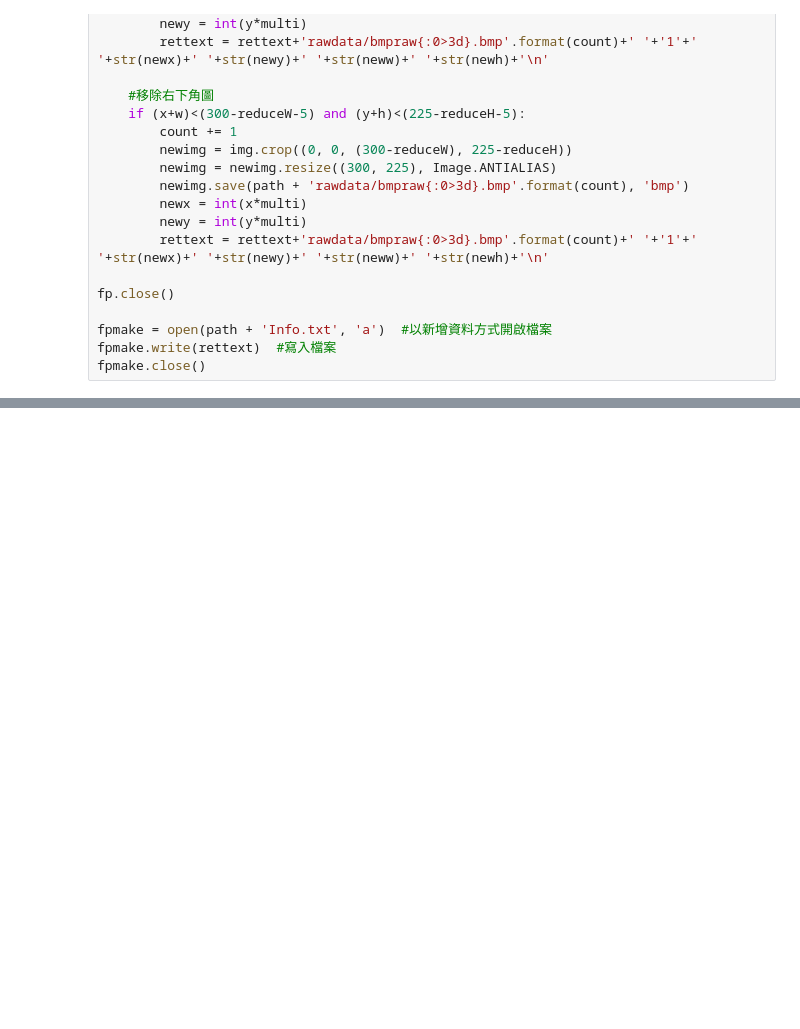
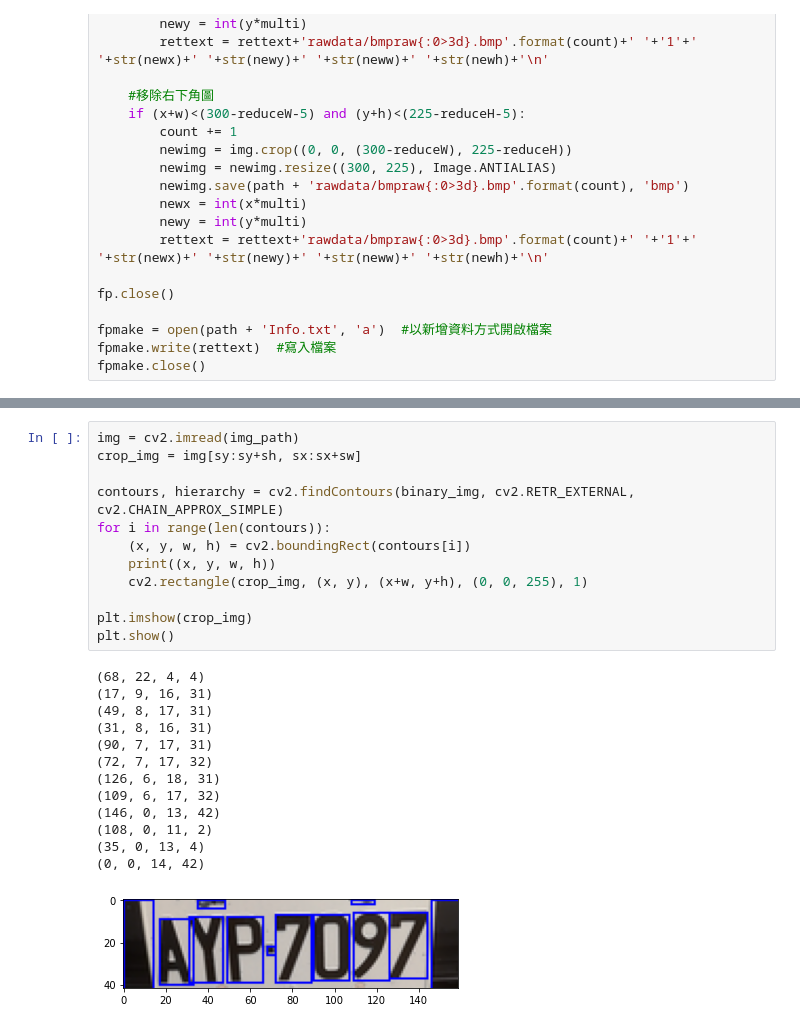
Before and after one commit to j82887/Artificial-Intelligence, a Jupyter notebook: 19_Implementation/04_Car_License_Plate/Data pre-processing.ipynb, the cells around one changed output, grey strips where cells are left out. Cells and saved outputs as stored; diff of their text form; blank space fills up the shorter version.

```diff
--- a/19_Implementation/04_Car_License_Plate/Data pre-processing.ipynb
+++ b/19_Implementation/04_Car_License_Plate/Data pre-processing.ipynb
@@ -190,0 +216,26 @@ fpmake.close()
+# %%
+img = cv2.imread(img_path)
+crop_img = img[sy:sy+sh, sx:sx+sw]
+
+contours, hierarchy = cv2.findContours(binary_img, cv2.RETR_EXTERNAL, cv2.CHAIN_APPROX_SIMPLE)
+for i in range(len(contours)):
+    (x, y, w, h) = cv2.boundingRect(contours[i])
+    print((x, y, w, h))
+    cv2.rectangle(crop_img, (x, y), (x+w, y+h), (0, 0, 255), 1)
+
+plt.imshow(crop_img)
+plt.show()
+# %% [output]
+(68, 22, 4, 4)
+(17, 9, 16, 31)
+(49, 8, 17, 31)
+(31, 8, 16, 31)
+(90, 7, 17, 31)
+(72, 7, 17, 32)
+(126, 6, 18, 31)
+(109, 6, 17, 32)
+(146, 0, 13, 42)
+(108, 0, 11, 2)
+(35, 0, 13, 4)
+(0, 0, 14, 42)
+[figure, added]
```
Also changed, not shown: parts of 6 cells of this notebook, 3 other files.
